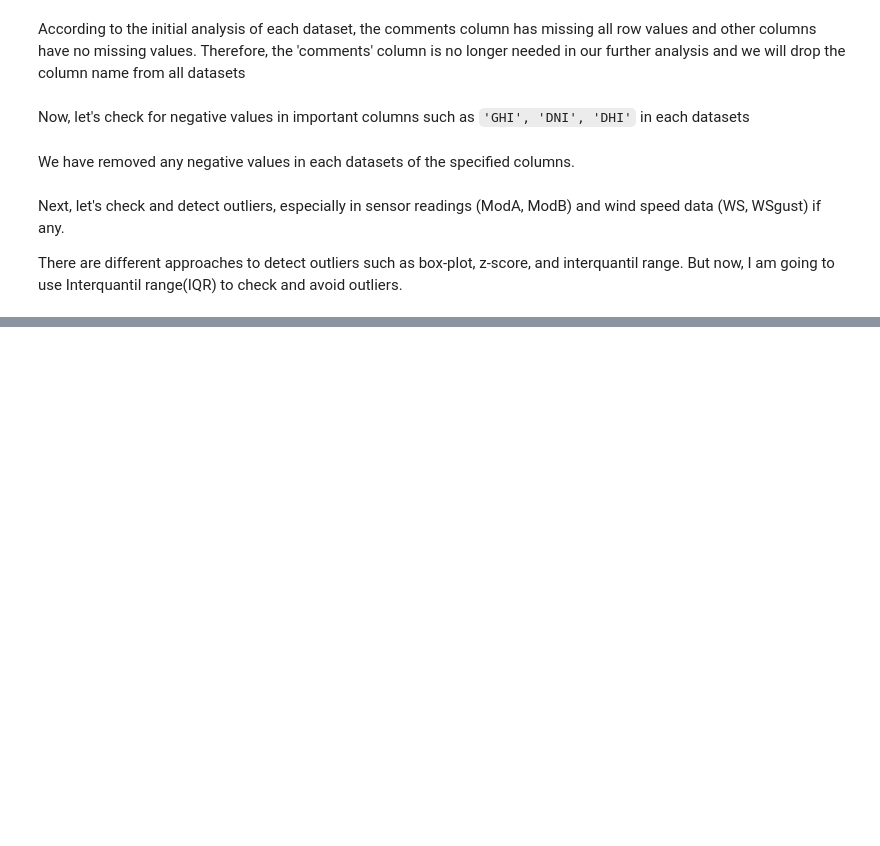
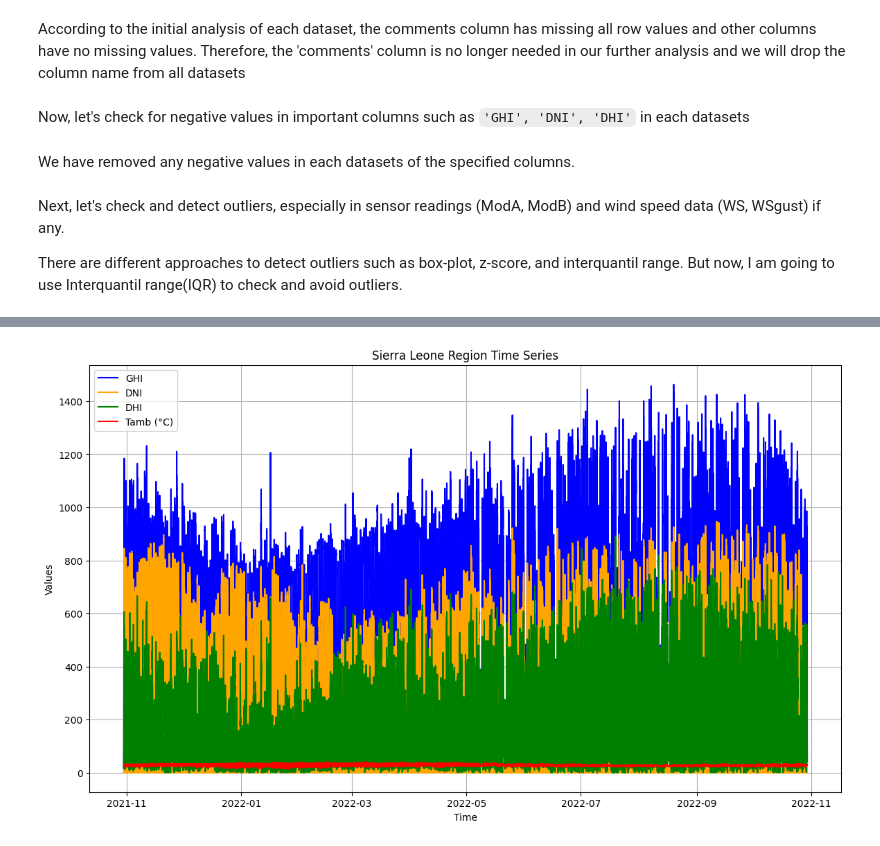
Before and after one commit to epythonlab/Kifiya-AIM-2, a Jupyter notebook: notebooks/week0.ipynb, the cells around one changed output, grey strips where cells are left out. Drawn from its saved outputs; the diff is of its cells as text; code cells hidden in the pictures; blank space fills up the shorter version.

```diff
--- a/notebooks/week0.ipynb
+++ b/notebooks/week0.ipynb
@@ -265,0 +320,10 @@ benin_df
+# %%
+# Convert the 'Timestamp' to datetime format
+ # set the Timestamp as index if not already done
+def prepare_data(df):
+    df['Timestamp'] = pd.to_datetime(df['Timestamp'])
+    df.set_index('Timestamp', inplace=True)
+    return df
+df = prepare_data(togo_df)
+seralio_df = prepare_data(seralio_df)
+benin_df = prepare_data(benin_df)
@@ -265,0 +354,4 @@ benin_df
+# %%
+plot_time_series(seralio_df,  'Sierra Leone Region Time Series')
+# %% [output]
+[figure, added]
```
Also changed, not shown: parts of 15 cells of this notebook, 3 other files.
